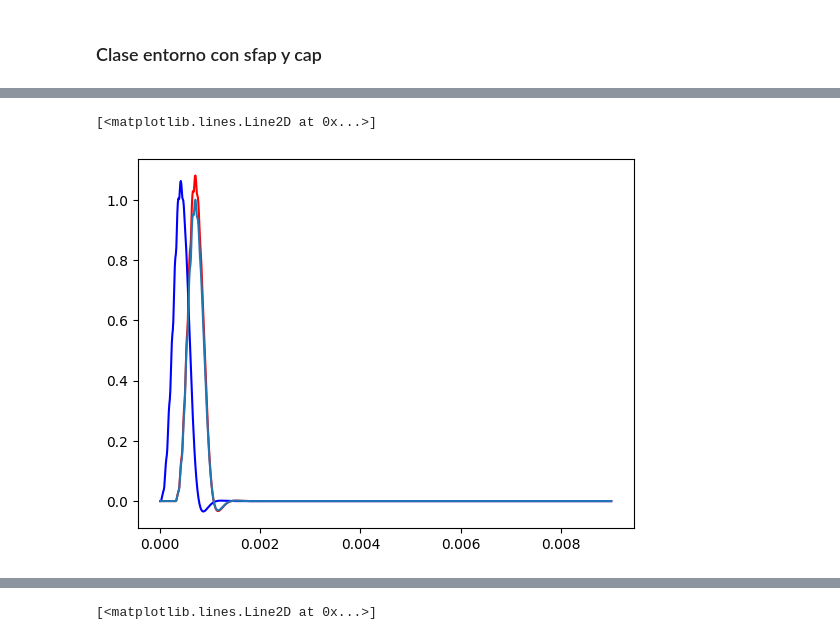
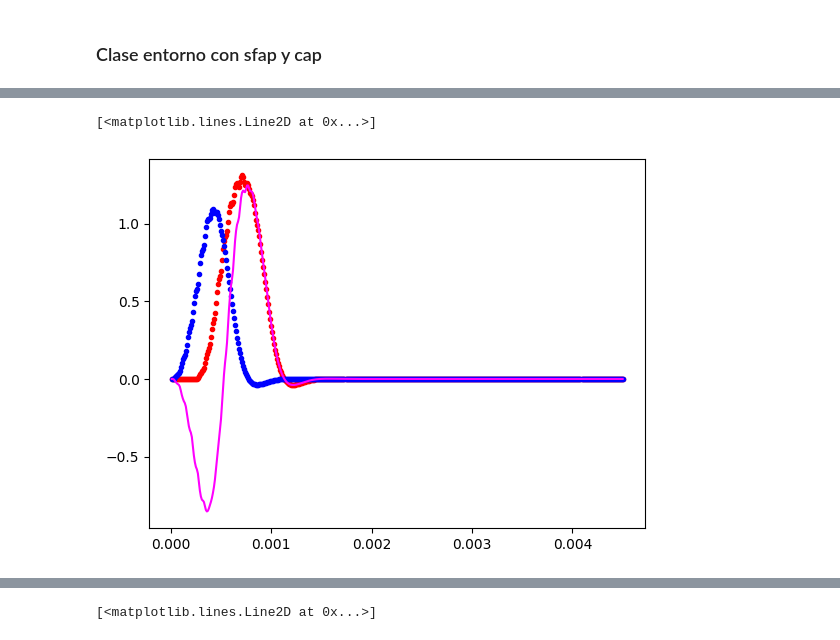
Before and after one commit to rmserra/proyecto-de-graduacion, a Jupyter notebook: modelo_poo.ipynb, the cells around one changed output, grey strips where cells are left out. Cells and saved outputs as stored; diff of their text form; code cells hidden in the pictures.

Commit message:
modifico sfap y cap

```diff
--- a/modelo_poo.ipynb
+++ b/modelo_poo.ipynb
@@ -1308,11 +1230,12 @@ a.dibujar_entorno()
 # %%
-#CAP del electrodo en posicion 0
+#CAP y CAP DIFERENCIAL
 
 fm = 100000
 t = np.arange(1/fm,a.tiempo_registro+1/fm,1/fm)
-plt.plot(t,a.electrodos[0].cap,'r')
-plt.plot(t,a.electrodos[1].cap,'b')
-plt.plot(t,a.electrodos[0].sfap[0]/max(a.electrodos[0].sfap[0]))
+plt.plot(t,a.electrodos[0].cap,'r .')
+plt.plot(t,a.electrodos[1].cap,'b .')
+plt.plot(t,a.cap_diferencial(posicion_1=0,posicion_2=1),'magenta')
+#plt.plot(t,a.electrodos[0].sfap[0]/max(a.electrodos[0].sfap[0]),'magenta')
 # %% [output]
 [<matplotlib.lines.Line2D at 0x...>]
-[figure, old version]
+[figure, new version]
```
Also changed, not shown: parts of 4 cells of this notebook, 1 other file.
